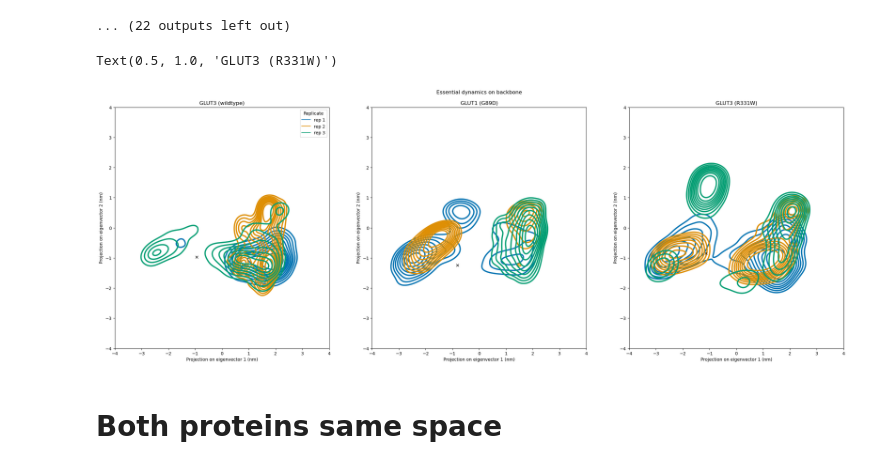
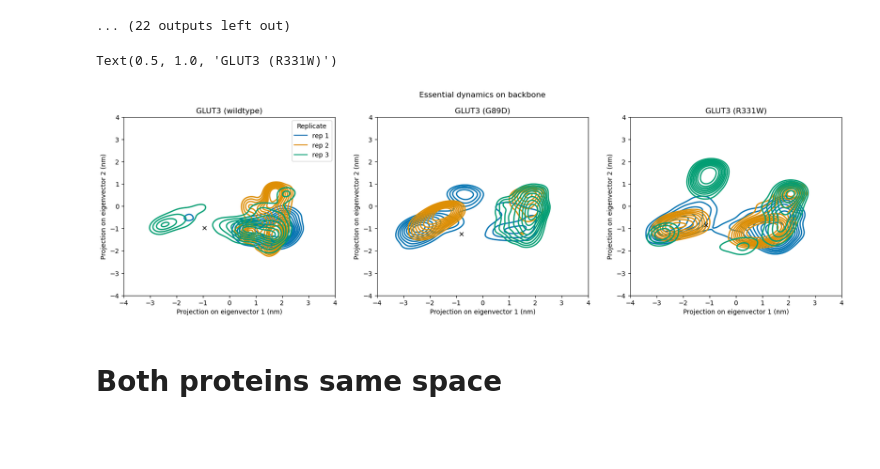
Before and after one commit to bvanhoewijk/comdyn_project, a Jupyter notebook: analysis/04_production_simulations_elnedyn22/02_pca_same_space.ipynb, the cells around one changed output. Cells and saved outputs as stored; diff of their text form; code cells hidden in the pictures; blank space fills up the shorter version.

```diff
--- a/analysis/04_production_simulations_elnedyn22/02_pca_same_space.ipynb
+++ b/analysis/04_production_simulations_elnedyn22/02_pca_same_space.ipynb
@@ -578,7 +578,7 @@ def subset(some_data, interval=10):
 plot_legend = False
 
 fig, axs = plt.subplots(1, 3)
-plt.rcParams["figure.figsize"] = (30, 10)
+plt.rcParams["figure.figsize"] = (20, 5)
 fig.subplots_adjust(hspace=0.5)
 fig.subplots_adjust(wspace=0.2)
 
@@ -597,7 +597,7 @@ for i, item in enumerate(["", "_asp91", "_trp333"]):
 
     # Plot everything per condition (WT, Mutants):
     label = protein+item
-    sns.kdeplot(data=df, x="x", y="y", thresh=.2, ax=axs[i], legend=(i==0), hue="Replicate", linewidths=3)
+    sns.kdeplot(data=df, x="x", y="y", thresh=.2, ax=axs[i], legend=(i==0), hue="Replicate", linewidths=2)
     # x_test = subset(df['x'], 25)
     # y_test = subset(df['y'], 25)
     # print(len(df['x']))
@@ -879,7 +879,7 @@ def subset(x, interval=10):
 plot_legend = False
 
 fig, axs = plt.subplots(1, 3)
-plt.rcParams["figure.figsize"] = (30, 10)
+plt.rcParams["figure.figsize"] = (20, 5)
 fig.subplots_adjust(hspace=0.5)
 fig.subplots_adjust(wspace=0.2)
 
@@ -889,36 +889,36 @@ for i, item in enumerate(["", "_asp89", "_trp331"]):
     df = pd.DataFrame()
     for rep in range(3):
         x,y = np.loadtxt(f"pca/out/{protein}{item}_rep{rep+1}.everything.bb_test.xvg",comments=["@", "#"],unpack=True)
         data = {"x" : subset(x, 10),
                 "y": subset(y, 10),
                 "Replicate" : "rep " + str(rep+1)
                 }
 
         df = pd.concat([df, pd.DataFrame(data)])
 
     # Plot everything per condition (WT, Mutants):
     label = protein+item
-    sns.kdeplot(data=df, x="x", y="y", thresh=.2, ax=axs[i], legend=(i==0), hue="Replicate", linewidths=3)
+    sns.kdeplot(data=df, x="x", y="y", thresh=.2, ax=axs[i], legend=(i==0), hue="Replicate", linewidths=2)
 
     # Set some plot parameters:
     # Grab start point:
     x1 = df[df["Replicate"] == "rep 1"]['x'][0]
     y1 = df[df["Replicate"] == "rep 1"]['y'][0]
     axs[i].plot(x1, y1, "x", c="black")
 
     # X/Y limits:
     axs[i].set_xlim((-4, 4))
     axs[i].set_ylim((-4, 4))
     axs[i].set_xlabel("Projection on eigenvector 1 (nm)")
     axs[i].set_ylabel("Projection on eigenvector 2 (nm)")
 
 
 axs[0].set_title("GLUT3 (wildtype)")
-axs[1].set_title("Essential dynamics on backbone\n\nGLUT1 (G89D)")
+axs[1].set_title("Essential dynamics on backbone\n\nGLUT3 (G89D)")
 axs[2].set_title("GLUT3 (R331W)")
 # %% [output]
 Text(0.5, 1.0, 'GLUT3 (R331W)')
-[figure, old version]
+[figure, new version]
 # %% [markdown]
 # Both proteins same space
 # %%
```
Also changed, not shown: parts of 1 cell of this notebook, 3 other files.
